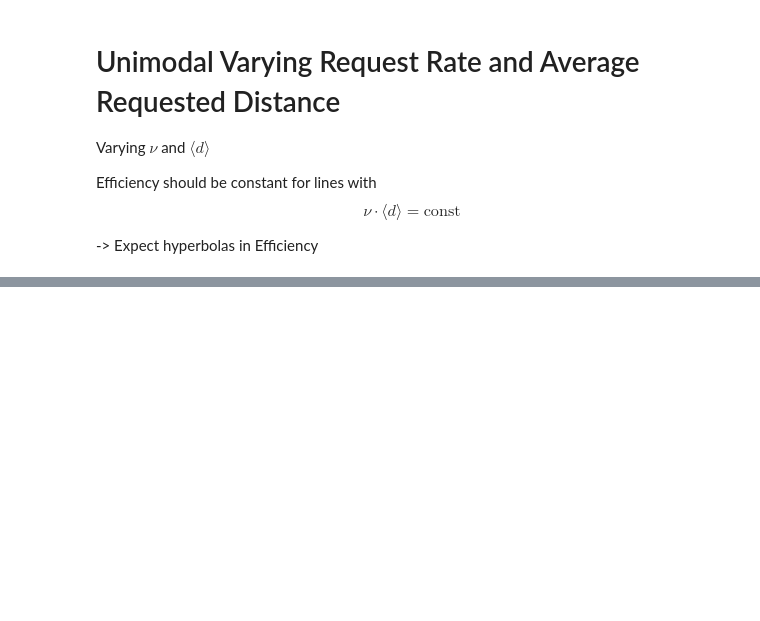
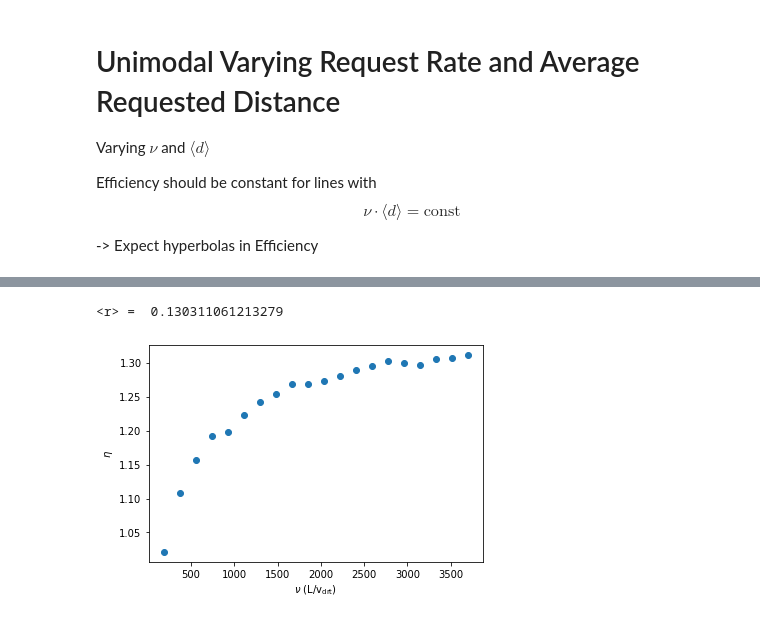
Before and after one commit to poss-group/matsim-bimodal-1, a Jupyter notebook: python_analysis/AnalyzeUnimodalVaryNuAvDrtDist.ipynb, the cells around one changed output, grey strips where cells are left out. Cells and saved outputs as stored; diff of their text form; code cells hidden in the pictures; blank space fills up the shorter version.

```diff
--- a/python_analysis/AnalyzeUnimodalVaryNuAvDrtDist.ipynb
+++ b/python_analysis/AnalyzeUnimodalVaryNuAvDrtDist.ipynb
@@ -126,0 +178,14 @@ plt.show()
+# %%
+col = 15
+nu_range = X[:,col]
+av_r = Y[:,col][0]
+eff_range = Z.to_numpy()[:,col]
+print("<r> = ", av_r)
+
+plt.scatter(nu_range, eff_range)
+plt.xlabel(r"$\nu$ (L/v$_\mathrm{drt}$)")
+plt.ylabel(r"$\eta$")
+plt.show()
+# %% [output]
+<r> =  0.130311061213279
+[figure, added]
```
Also changed, not shown: parts of 4 cells of this notebook, 11 other files.
